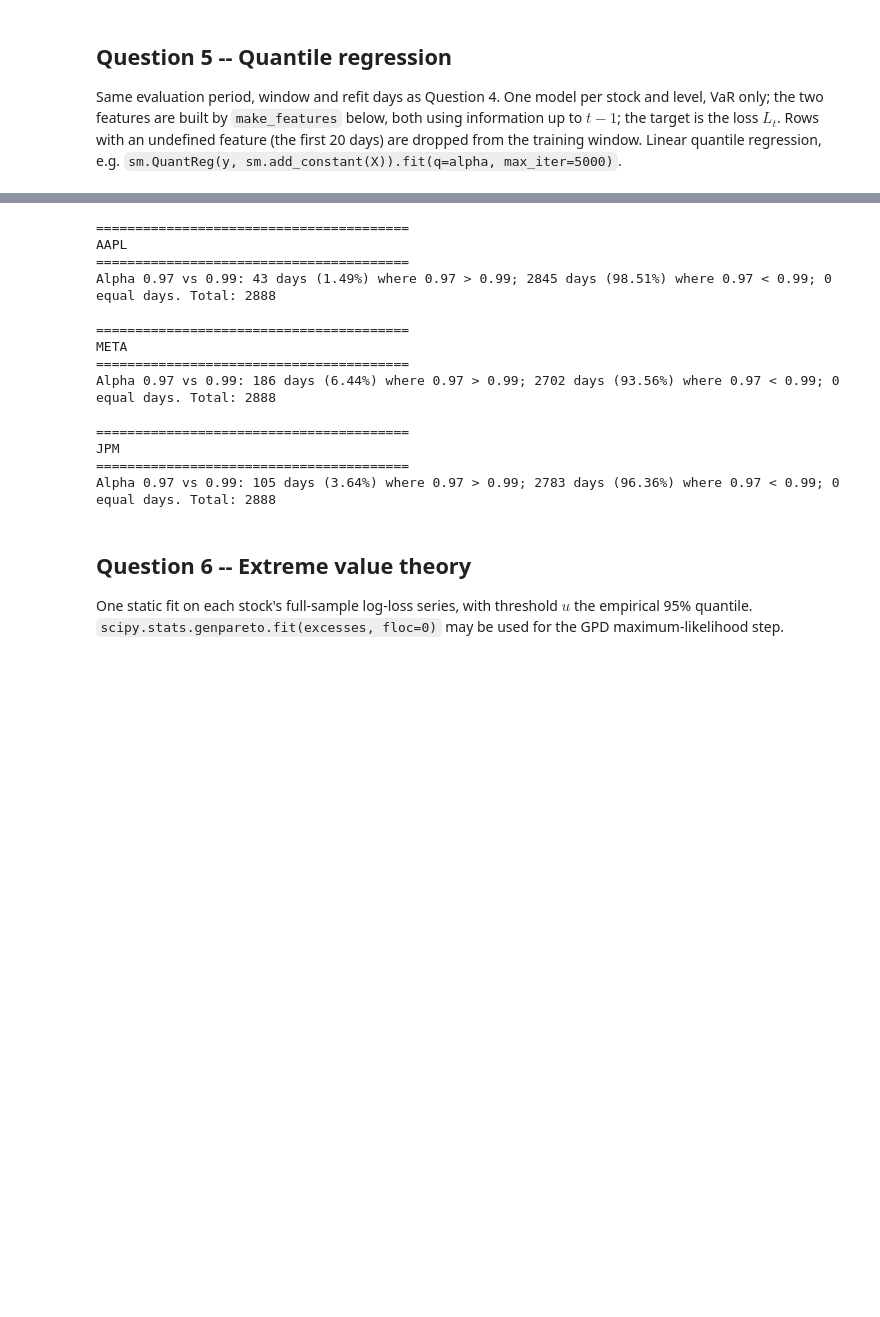
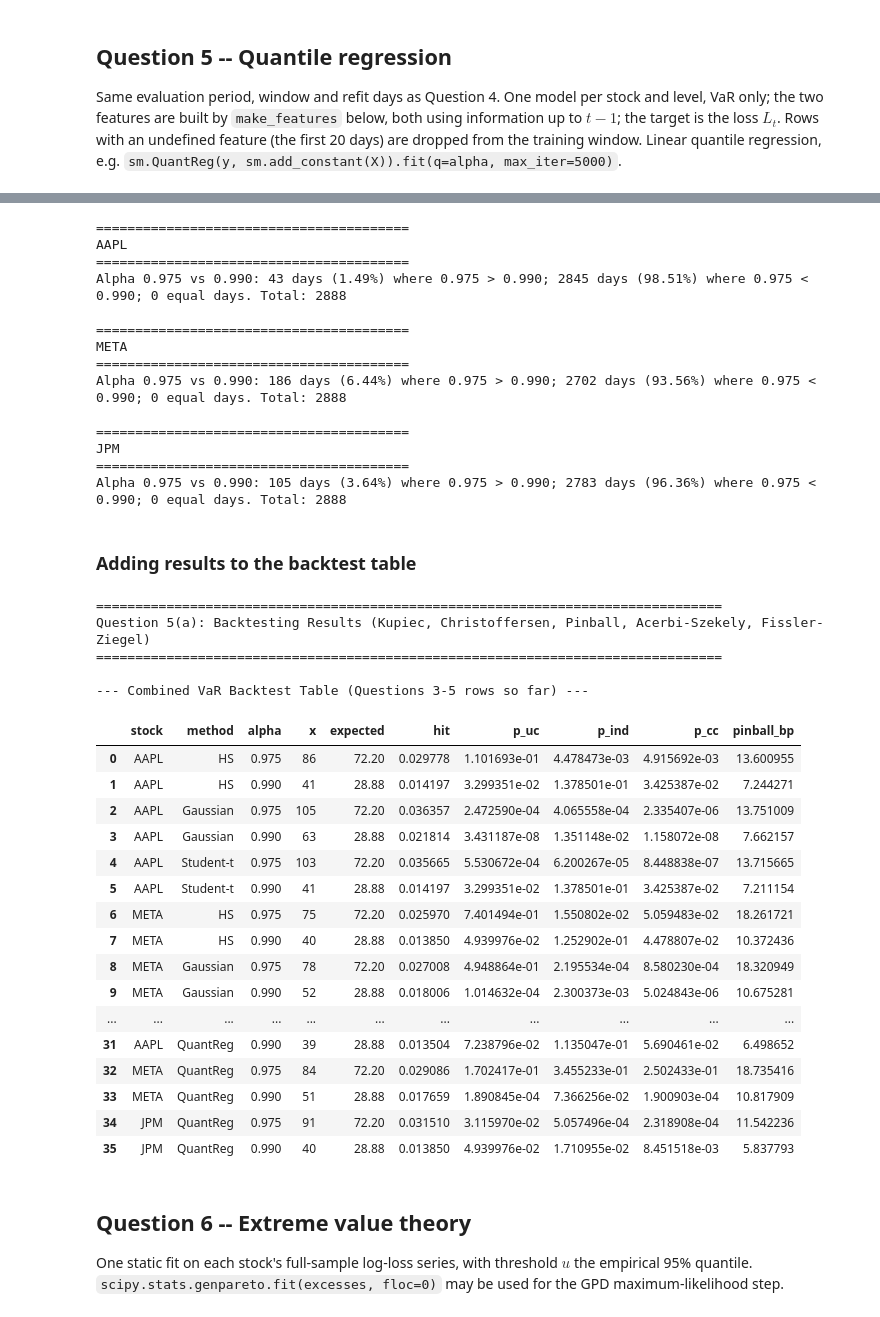
Before and after one commit to AaravKDesai/QRM_Project, a Jupyter notebook: Project_template.ipynb, the cells around one changed output, grey strips where cells are left out. Cells and saved outputs as stored; diff of their text form; code cells hidden in the pictures; blank space fills up the shorter version.

Commit message:
Finish questions 5 and 6

```diff
--- a/Project_template.ipynb
+++ b/Project_template.ipynb
@@ -1147,11 +1181,11 @@ for t in TICKERS:
             n = len(comparison)
 
             print(
-                f"Alpha {alpha1:.2f} vs {alpha2:.2f}: "
+                f"Alpha {alpha1:.3f} vs {alpha2:.3f}: "
                 f"{above.sum()} days ({above.mean():.2%}) "
-                f"where {alpha1:.2f} > {alpha2:.2f}; "
+                f"where {alpha1:.3f} > {alpha2:.3f}; "
                 f"{below.sum()} days ({below.mean():.2%}) "
-                f"where {alpha1:.2f} < {alpha2:.2f}; "
+                f"where {alpha1:.3f} < {alpha2:.3f}; "
                 f"{equal.sum()} equal days. "
                 f"Total: {n}"
             )
@@ -1159,17 +1193,84 @@ for t in TICKERS:
 ========================================
 AAPL
 ========================================
-Alpha 0.97 vs 0.99: 43 days (1.49%) where 0.97 > 0.99; 2845 days (98.51%) where 0.97 < 0.99; 0 equal days. Total: 2888
+Alpha 0.975 vs 0.990: 43 days (1.49%) where 0.975 > 0.990; 2845 days (98.51%) where 0.975 < 0.990; 0 equal days. Total: 2888
 
 ========================================
 META
 ========================================
-Alpha 0.97 vs 0.99: 186 days (6.44%) where 0.97 > 0.99; 2702 days (93.56%) where 0.97 < 0.99; 0 equal days. Total: 2888
+Alpha 0.975 vs 0.990: 186 days (6.44%) where 0.975 > 0.990; 2702 days (93.56%) where 0.975 < 0.990; 0 equal days. Total: 2888
 
 ========================================
 JPM
 ========================================
-Alpha 0.97 vs 0.99: 105 days (3.64%) where 0.97 > 0.99; 2783 days (96.36%) where 0.97 < 0.99; 0 equal days. Total: 2888
+Alpha 0.975 vs 0.990: 105 days (3.64%) where 0.975 > 0.990; 2783 days (96.36%) where 0.975 < 0.990; 0 equal days. Total: 2888
+# %% [markdown]
+### Adding results to the backtest table
+# %%
+# Question 5(a): Backtest both models and add them to the two tables
+print("=" * 80)
+print("Question 5(a): Backtesting Results (Kupiec, Christoffersen, Pinball, Acerbi-Szekely, Fissler-Ziegel)")
+print("=" * 80)
+
+for ticker in TICKERS:
+    actual_loss = eval_loss[ticker].values
+    N = len(actual_loss)
+
+    method_name = "QuantReg"
+
+    # VaR Backtesting for each alpha level
+    for alpha in ALPHAS:
+        var_vals = forecasts[alpha][ticker].dropna()
+        hits = (actual_loss > var_vals)
+        x = int(np.sum(hits))
+        expected = N * (1.0 - alpha)
+        hit_rate = x / N
+
+        _, p_uc = kupiec_uc(hits, alpha)
+        _, p_ind = christoffersen_ind(hits)
+        _, p_cc = christoffersen_cc(hits, alpha)
+        pinball_bp = pinball_loss_bp(actual_loss, var_vals, alpha)
+
+        backtest_rows.append({
+            "stock": ticker,
+            "method": method_name,
+            "alpha": alpha,
+            "x": x,
+            "expected": expected,
+            "hit": hit_rate,
+            "p_uc": p_uc,
+            "p_ind": p_ind,
+            "p_cc": p_cc,
+            "pinball_bp": pinball_bp,
+        })
+
+
+print("\n--- Combined VaR Backtest Table (Questions 3-5 rows so far) ---")
+q5_backtest_df = pd.DataFrame(backtest_rows)
+display(q5_backtest_df)
+# %% [output]
+================================================================================
+Question 5(a): Backtesting Results (Kupiec, Christoffersen, Pinball, Acerbi-Szekely, Fissler-Ziegel)
+================================================================================
+
+--- Combined VaR Backtest Table (Questions 3-5 rows so far) ---
+|  | stock | method | alpha | x | expected | hit | p_uc | p_ind | p_cc | pinball_bp |
+| 0 | AAPL | HS | 0.975 | 86 | 72.20 | 0.029778 | 1.101693e-01 | 4.478473e-03 | 4.915692e-03 | 13.600955 |
+| 1 | AAPL | HS | 0.990 | 41 | 28.88 | 0.014197 | 3.299351e-02 | 1.378501e-01 | 3.425387e-02 | 7.244271 |
+| 2 | AAPL | Gaussian | 0.975 | 105 | 72.20 | 0.036357 | 2.472590e-04 | 4.065558e-04 | 2.335407e-06 | 13.751009 |
+| 3 | AAPL | Gaussian | 0.990 | 63 | 28.88 | 0.021814 | 3.431187e-08 | 1.351148e-02 | 1.158072e-08 | 7.662157 |
+| 4 | AAPL | Student-t | 0.975 | 103 | 72.20 | 0.035665 | 5.530672e-04 | 6.200267e-05 | 8.448838e-07 | 13.715665 |
+| 5 | AAPL | Student-t | 0.990 | 41 | 28.88 | 0.014197 | 3.299351e-02 | 1.378501e-01 | 3.425387e-02 | 7.211154 |
+| 6 | META | HS | 0.975 | 75 | 72.20 | 0.025970 | 7.401494e-01 | 1.550802e-02 | 5.059483e-02 | 18.261721 |
+| 7 | META | HS | 0.990 | 40 | 28.88 | 0.013850 | 4.939976e-02 | 1.252902e-01 | 4.478807e-02 | 10.372436 |
+| 8 | META | Gaussian | 0.975 | 78 | 72.20 | 0.027008 | 4.948864e-01 | 2.195534e-04 | 8.580230e-04 | 18.320949 |
+| 9 | META | Gaussian | 0.990 | 52 | 28.88 | 0.018006 | 1.014632e-04 | 2.300373e-03 | 5.024843e-06 | 10.675281 |
+| ... | ... | ... | ... | ... | ... | ... | ... | ... | ... | ... |
+| 31 | AAPL | QuantReg | 0.990 | 39 | 28.88 | 0.013504 | 7.238796e-02 | 1.135047e-01 | 5.690461e-02 | 6.498652 |
+| 32 | META | QuantReg | 0.975 | 84 | 72.20 | 0.029086 | 1.702417e-01 | 3.455233e-01 | 2.502433e-01 | 18.735416 |
+| 33 | META | QuantReg | 0.990 | 51 | 28.88 | 0.017659 | 1.890845e-04 | 7.366256e-02 | 1.900903e-04 | 10.817909 |
+| 34 | JPM | QuantReg | 0.975 | 91 | 72.20 | 0.031510 | 3.115970e-02 | 5.057496e-04 | 2.318908e-04 | 11.542236 |
+| 35 | JPM | QuantReg | 0.990 | 40 | 28.88 | 0.013850 | 4.939976e-02 | 1.710955e-02 | 8.451518e-03 | 5.837793 |
 # %% [markdown]
 ## Question 6 -- Extreme value theory
 
```
Also changed, not shown: parts of 12 cells of this notebook, 4 other files.
